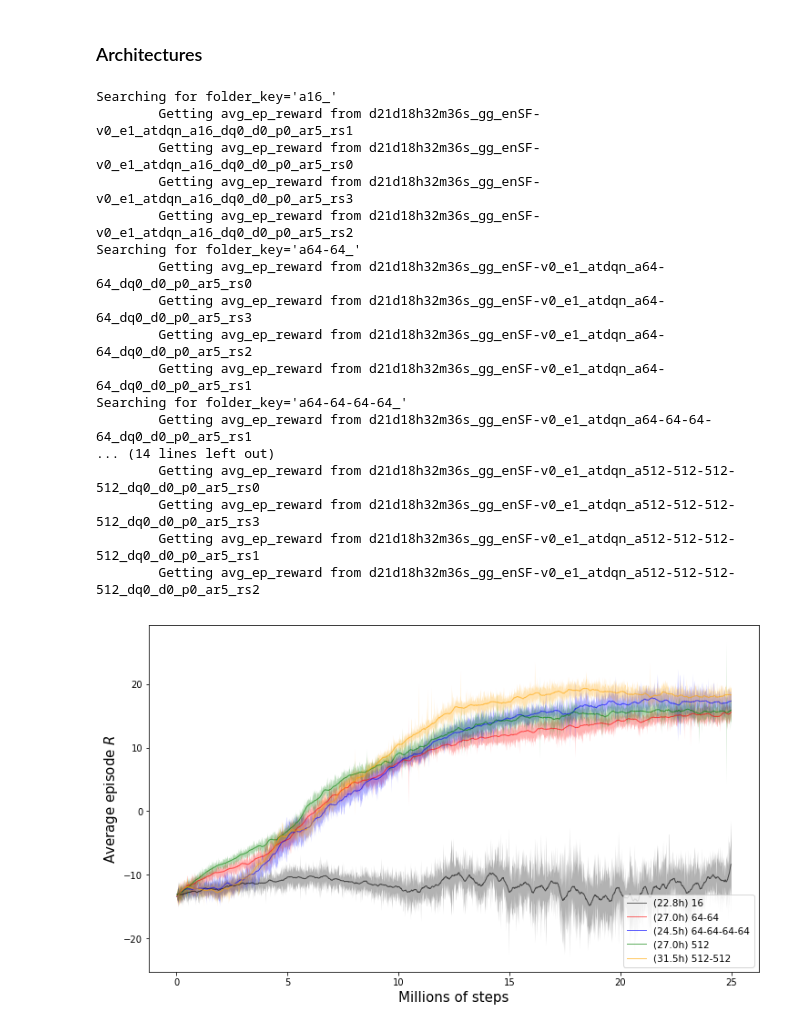
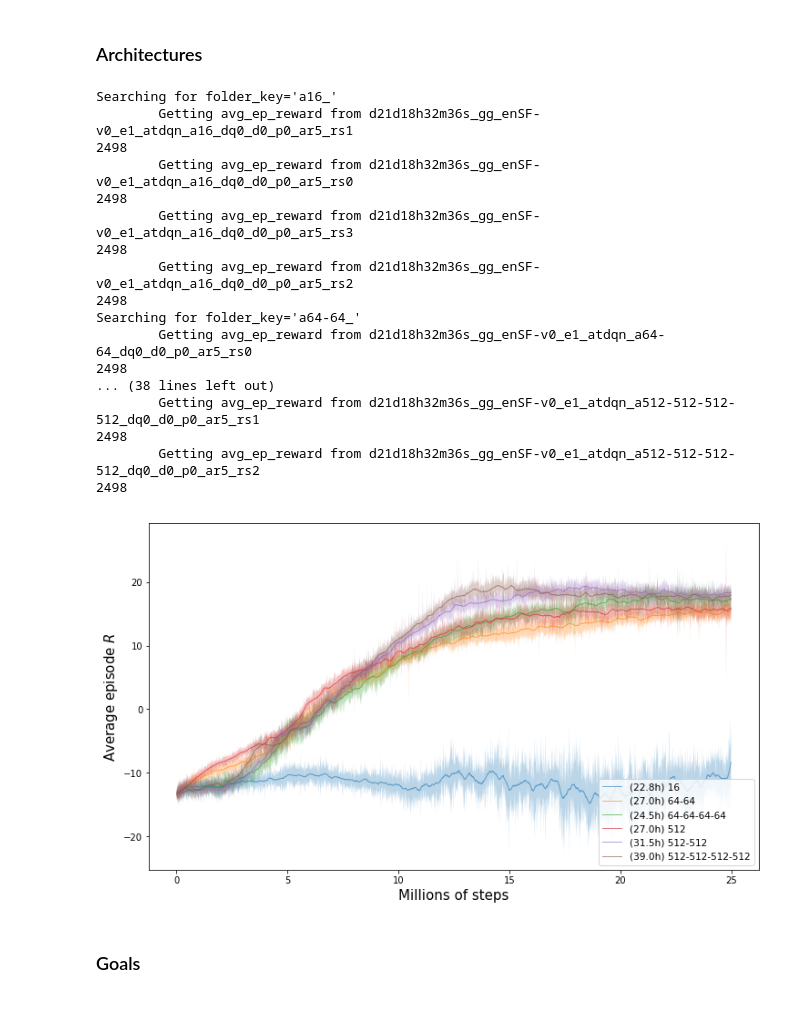
Before and after one commit to hipoglucido/Hierarchical-DRL-Tensorflow, a Jupyter notebook: src/visualize_results.ipynb, the cells around one changed output. Drawn from its saved outputs; the diff is of its cells as text; code cells hidden in the pictures.

```diff
--- a/src/visualize_results.ipynb
+++ b/src/visualize_results.ipynb
@@ -58,16 +60,23 @@ def get_all_series_averaged(folder_key, scalar_key, experiment_folder,
                              os.listdir(experiment_folder) if folder_key in f]
     training_times = []
     for run_path in run_paths:
-        path_to_events_file = glob.glob(os.path.join(run_path,'events.out*'))[0]
-        series = get_single_series(path_to_events_file, scalar_key)
+        try:
+            path_to_events_file = glob.glob(os.path.join(run_path,'events.out*'))[0]
+        except IndexError:
+            print("\tHasn't even started")
+            series = pd.Series()
+        else:
+            series = get_single_series(path_to_events_file, scalar_key)
         try:
             with open(os.path.join(run_path,'total_training_seconds.txt')) as fp:
                 content = fp.read()
             training_time = float(content) / 3600
             training_times.append(training_time)
         except:
-            print("Not finished")
+            print("\tNot finished")
         series_list.append(series)
+        print(len(series))
+
     df = pd.DataFrame(series_list)
     means = df.mean(axis = 0)
     stds = df.std(axis = 0)
@@ -87,11 +96,6 @@ def get_all_series_averaged(folder_key, scalar_key, experiment_folder,
             'time'  : avg_training_time}
 
     return data
-gl = configuration.GlobalSettings()
-#
-#experiment_folder = os.path.join(gl.logs_dir, 'exp1')
-def plot1():
-
 
 
 def get_datas(folder_keys, scalar_key, experiment_folder, steps_mode):
@@ -103,3 +107,6 @@ def get_datas(folder_keys, scalar_key, experiment_folder, steps_mode):
                                        steps_mode = steps_mode)
         datas.append(data)
     return datas
+
+
+gl = configuration.GlobalSettings()
@@ -140,7 +145,7 @@ plt.show()
 # %% [markdown]
 ### DQN Extensions
 # %%
-experiment_folder = '/home/victorgarcia/Downloads/logs/20d15h40m11s_extensions_exp'
+experiment_folder = '/vol/tensusers/vgarciacazorla/logs/21d18h32m42s_extensions_exp'
 steps_mode = 'millions'
 scalar_key = 'avg_ep_reward'
 labels = ['Vanilla', 'Double Q', 'Dueling', 'Prioritized Replay', 'Rainbow']
@@ -170,11 +195,10 @@ plt.show()
 # %% [markdown]
 ### Action repeat
 # %%
-experiment_folder = '/home/victorgarcia/Downloads/logs/20d15h40m02s_action_repeat_exp'
+experiment_folder = '/vol/tensusers/vgarciacazorla/logs/21d18h32m32s_action_repeat_exp'
 steps_mode = 'millions'
 scalar_key = 'avg_ep_reward'
-actions_repeats = list(range(1, 11))
+actions_repeats = list(range(1, 8))
 labels = ["ar=%d" % ar for ar in actions_repeats]
 folder_keys = ["ar%d_" % ar for ar in actions_repeats]
-#colors = ['black', 'red', 'blue', 'green', 'orange']
 datas = get_datas(folder_keys, scalar_key, experiment_folder, steps_mode)
@@ -205,7 +249,7 @@ plt.show()
 # %%
 experiment_folder = '/vol/tensusers/vgarciacazorla/logs/21d18h32m35s_architectures_exp'
 steps_mode = 'millions'
-scalar_key = 'avg_ep_reward'
+scalar_key = 'avg_ep_reward'#'steps_to_destroy'#''
 architectures = [[16],
                 [64, 64],
                 [64, 64, 64, 64],
@@ -214,46 +258,48 @@ architectures = [[16],
                 [512, 512, 512, 512]]
 labels = ['-'.join([str(n) for n in a]) for a in architectures]
 folder_keys = ['a' + l + '_' for l in labels]
-colors = ['black', 'red', 'blue', 'green', 'orange']
 datas = get_datas(folder_keys, scalar_key, experiment_folder, steps_mode)
+# %% [output]
+Searching for folder_key='a16_'
+        Getting avg_ep_reward from d21d18h32m36s_gg_enSF-v0_e1_atdqn_a16_dq0_d0_p0_ar5_rs1
+2498
+        Getting avg_ep_reward from d21d18h32m36s_gg_enSF-v0_e1_atdqn_a16_dq0_d0_p0_ar5_rs0
+2498
+        Getting avg_ep_reward from d21d18h32m36s_gg_enSF-v0_e1_atdqn_a16_dq0_d0_p0_ar5_rs3
+2498
+        Getting avg_ep_reward from d21d18h32m36s_gg_enSF-v0_e1_atdqn_a16_dq0_d0_p0_ar5_rs2
+2498
+Searching for folder_key='a64-64_'
+        Getting avg_ep_reward from d21d18h32m36s_gg_enSF-v0_e1_atdqn_a64-64_dq0_d0_p0_ar5_rs0
+2498
+... (38 lines left out)
+        Getting avg_ep_reward from d21d18h32m36s_gg_enSF-v0_e1_atdqn_a512-512-512-512_dq0_d0_p0_ar5_rs1
+2498
+        Getting avg_ep_reward from d21d18h32m36s_gg_enSF-v0_e1_atdqn_a512-512-512-512_dq0_d0_p0_ar5_rs2
+2498
 # %%
 alpha = .6
 linewidth = 0
 fontsize = 15
 plt.figure(figsize = (12,7))
-for data, label, color in zip(datas, labels, colors):
+for data, label in zip(datas, labels):
     err, means, steps, t = data['stds'], data['means'], data['steps'], data['time']
     if len(steps) == 0:
         continue
     means = savitzky_golay(means, 51, 3)
     final_label = "(%.1fh) %s" % (t, label)
-    plt.plot(steps, means, label = final_label, color = color, linewidth = 1,
+    plt.plot(steps, means, label = final_label, linewidth = 1,
              alpha = alpha)
     plt.fill_between(steps,
                      means - err,
                      means + err,
-                     alpha = .5 * alpha, color = color,linewidth = linewidth)
+                     alpha = .5 * alpha, linewidth = linewidth)
 plt.ylabel('Average episode $R$', fontsize = fontsize)
 plt.xlabel('%s of steps' % steps_mode.capitalize(), fontsize = fontsize)
 plt.legend(fontsize = .7 * fontsize,
            loc = 'lower right')
 plt.show()
 # %% [output]
-Searching for folder_key='a16_'
-        Getting avg_ep_reward from d21d18h32m36s_gg_enSF-v0_e1_atdqn_a16_dq0_d0_p0_ar5_rs1
-        Getting avg_ep_reward from d21d18h32m36s_gg_enSF-v0_e1_atdqn_a16_dq0_d0_p0_ar5_rs0
-        Getting avg_ep_reward from d21d18h32m36s_gg_enSF-v0_e1_atdqn_a16_dq0_d0_p0_ar5_rs3
-        Getting avg_ep_reward from d21d18h32m36s_gg_enSF-v0_e1_atdqn_a16_dq0_d0_p0_ar5_rs2
-Searching for folder_key='a64-64_'
-        Getting avg_ep_reward from d21d18h32m36s_gg_enSF-v0_e1_atdqn_a64-64_dq0_d0_p0_ar5_rs0
-        Getting avg_ep_reward from d21d18h32m36s_gg_enSF-v0_e1_atdqn_a64-64_dq0_d0_p0_ar5_rs3
-        Getting avg_ep_reward from d21d18h32m36s_gg_enSF-v0_e1_atdqn_a64-64_dq0_d0_p0_ar5_rs2
-        Getting avg_ep_reward from d21d18h32m36s_gg_enSF-v0_e1_atdqn_a64-64_dq0_d0_p0_ar5_rs1
-Searching for folder_key='a64-64-64-64_'
-        Getting avg_ep_reward from d21d18h32m36s_gg_enSF-v0_e1_atdqn_a64-64-64-64_dq0_d0_p0_ar5_rs1
-... (14 lines left out)
-        Getting avg_ep_reward from d21d18h32m36s_gg_enSF-v0_e1_atdqn_a512-512-512-512_dq0_d0_p0_ar5_rs0
-        Getting avg_ep_reward from d21d18h32m36s_gg_enSF-v0_e1_atdqn_a512-512-512-512_dq0_d0_p0_ar5_rs3
-        Getting avg_ep_reward from d21d18h32m36s_gg_enSF-v0_e1_atdqn_a512-512-512-512_dq0_d0_p0_ar5_rs1
-        Getting avg_ep_reward from d21d18h32m36s_gg_enSF-v0_e1_atdqn_a512-512-512-512_dq0_d0_p0_ar5_rs2
-[figure, old version]
+[figure, new version]
+# %% [markdown]
+### Goals
```
Also changed, not shown: parts of 7 cells of this notebook, 2 other files.
